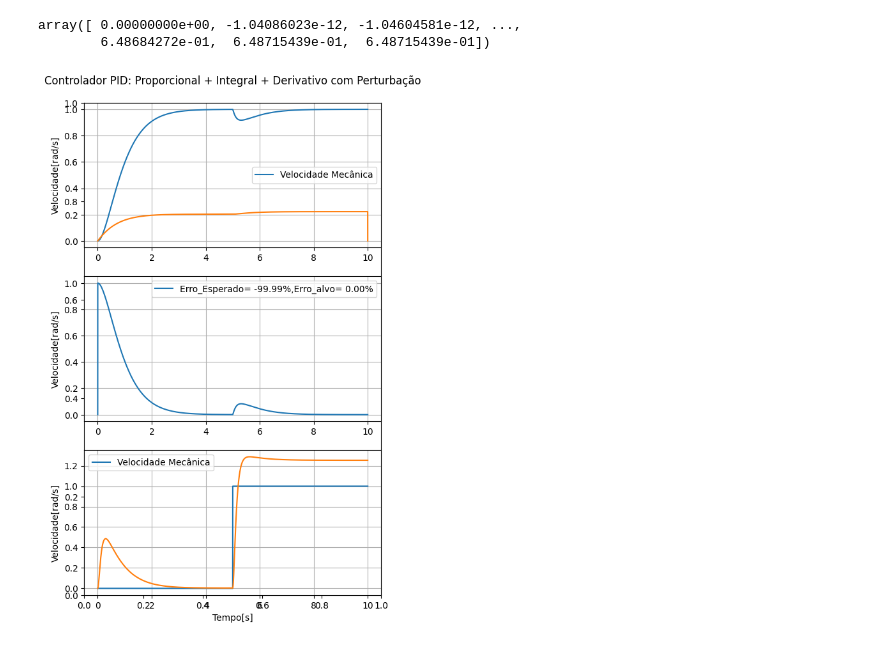
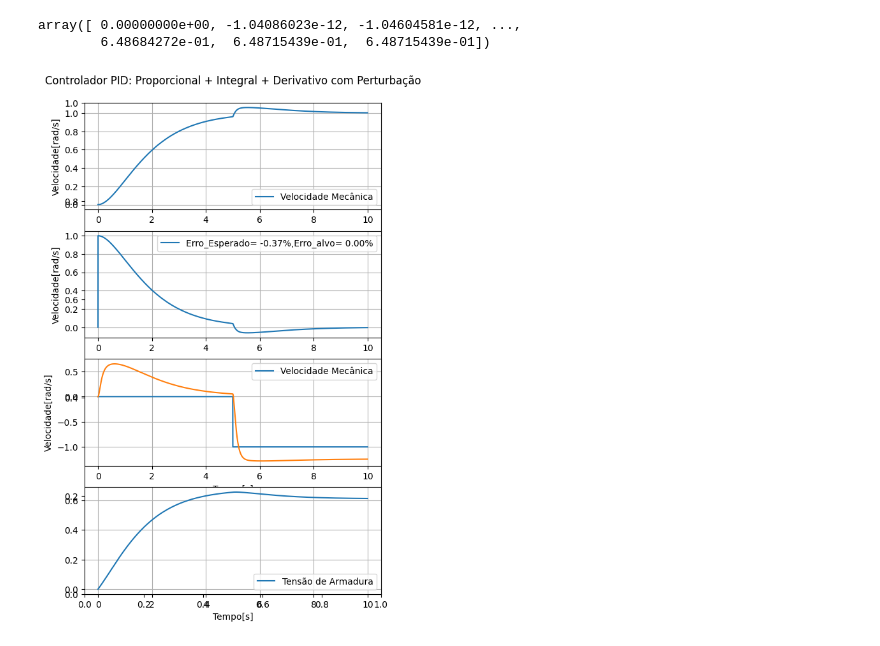
Before and after one commit to valmyr/AcionamentosEletricos_2025.1, a Jupyter notebook: AcionamentosTarefa1.ipynb, the cells around one changed output. Cells and saved outputs as stored; diff of their text form; code cells hidden in the pictures.

```diff
--- a/AcionamentosTarefa1.ipynb
+++ b/AcionamentosTarefa1.ipynb
@@ -381,7 +381,7 @@ array([ 0.00000000e+00, -1.04086023e-12, -1.04604581e-12, ...,
         6.48684272e-01,  6.48715439e-01,  6.48715439e-01])
 # %%
 E_tolerado = 0
-sf =-2
+sf =-1
 Td = -1/(2*sf)
 Ki = 1/(4*Kc*Td)
 Kp = (T1+T2-Td)*Ki
@@ -406,7 +406,7 @@ x1_wr_por_cm = np.zeros(n_pontos)
 x2_wr_por_cm = np.zeros(n_pontos)
 #Entradas
 # cm = np.zeros(n_pontos)
-cm = np.array([1 if(i >=n_pontos//2) else 0 for i in range(n_pontos)])
+cm = np.array([-1 if(i >=n_pontos//2) else 0 for i in range(n_pontos)])
 sel = 0
 if(sel==0):
   wr_ref = np.ones(n_pontos)
@@ -430,9 +430,9 @@ Erro_Wr = np.zeros(n_pontos)
 for i in range(n_pontos-1):
   dva[i+1] = dva[i]+h*d2va[i]
   d2va[i+1] = d2va[i]+(h/Td)*((wr_ref[i]-(wr_va[i]+wr_cm[i]))-d2va[i])
-  va[i] = d2va[i]*(Td*Kp+Kd) +(Kp+Ki*Td+Kd)*dva[i] + Ki*va[i]
+  va[i+1] = d2va[i]*(Td*Kp+Kd) +(Kp+Ki*Td+Kd)*dva[i] + Ki*va[i]
   #Contribuição de va em ia:
-  x2_ia_por_va[i+1] = x2_ia_por_va[i]+(h/(T1*T2))*(-x1_ia_por_va[i]-(T1+T2)*x2_ia_por_va[i]+Ka*va[i])
+  x2_ia_por_va[i+1] = x2_ia_por_va[i]+(h/(T1*T2))*(-x1_ia_por_va[i]-(T1+T2)*x2_ia_por_va[i]+Ka*va[i+1])
   x1_ia_por_va[i+1] = x1_ia_por_va[i]+h*x2_ia_por_va[i]
   ia_va[i+1] =  x1_ia_por_va[i]+Ta*x2_ia_por_va[i]
   #Contribuição de cm em ia:
@@ -445,36 +445,40 @@ for i in range(n_pontos-1):
   x2_wr_por_va[i+1] = x2_wr_por_va[i]+(h/(Td))*(-x2_wr_por_va[i]+Kc*Ki*Erro_Wr[i+1])
   x1_wr_por_va[i+1] = x1_wr_por_va[i]+h*x2_wr_por_va[i]
   wr_va[i+1]        = x1_wr_por_va[i+1]
 
   #Contribuição de cm em wr:
   x2_wr_por_cm[i+1] = x2_wr_por_cm[i]+(h/(T1*T2))*(-x1_wr_por_cm[i]-(T1+T2)*x2_wr_por_cm[i]-Kw*cm[i])
   x1_wr_por_cm[i+1] = x1_wr_por_cm[i]+h*x2_wr_por_cm[i]
   wr_cm[i+1] =  x1_wr_por_cm[i]+Tw*x2_wr_por_cm[i]
 ia = ia_cm+ia_va
 wr = wr_cm+wr_va
 # ea= kc*fe_non*ia
 plt.figure(figsize=(6,10))
 plt.title("Controlador PID: Proporcional + Integral + Derivativo com Perturbação\n")
-plt.subplot(3,1,1)
+plt.subplot(4,1,1)
 plt.grid(True)
 plt.plot(t,wr)
-plt.plot(t,va)
 plt.legend(["Velocidade Mecânica"])
 plt.ylabel("Velocidade[rad/s]")
-plt.subplot(3,1,2)
+plt.subplot(4,1,2)
 plt.grid(True)
 plt.plot(t,Erro_Wr)
-plt.legend([f"Erro_Esperado= {100*max(va[n_pontos-1:]-wr[n_pontos-1:]):.2f}%,Erro_alvo= {E_tolerado*100:.2f}%"])
+plt.legend([f"Erro_Esperado= {100*max(wr_ref[n_pontos-1:]-wr[n_pontos-1:]):.2f}%,Erro_alvo= {E_tolerado*100:.2f}%"])
 plt.ylabel("Velocidade[rad/s]")
-plt.subplot(3,1,3)
+plt.subplot(4,1,3)
 plt.grid(True)
 plt.plot(t,cm)
 # plt.plot(t,wr_cm)
 plt.plot(t,ia)
 # plt.plot(t,cm)
 plt.legend(["Velocidade Mecânica"])
 plt.ylabel("Velocidade[rad/s]")
 plt.xlabel("Tempo[s]")
+plt.subplot(4,1,4)
+plt.plot(t,va)
+plt.xlabel("Tempo[s]")
+plt.legend(["Tensão de Armadura"])
+plt.grid(True)
 plt.show()
 # %% [output]
-[figure, old version]
+[figure, new version]
```
